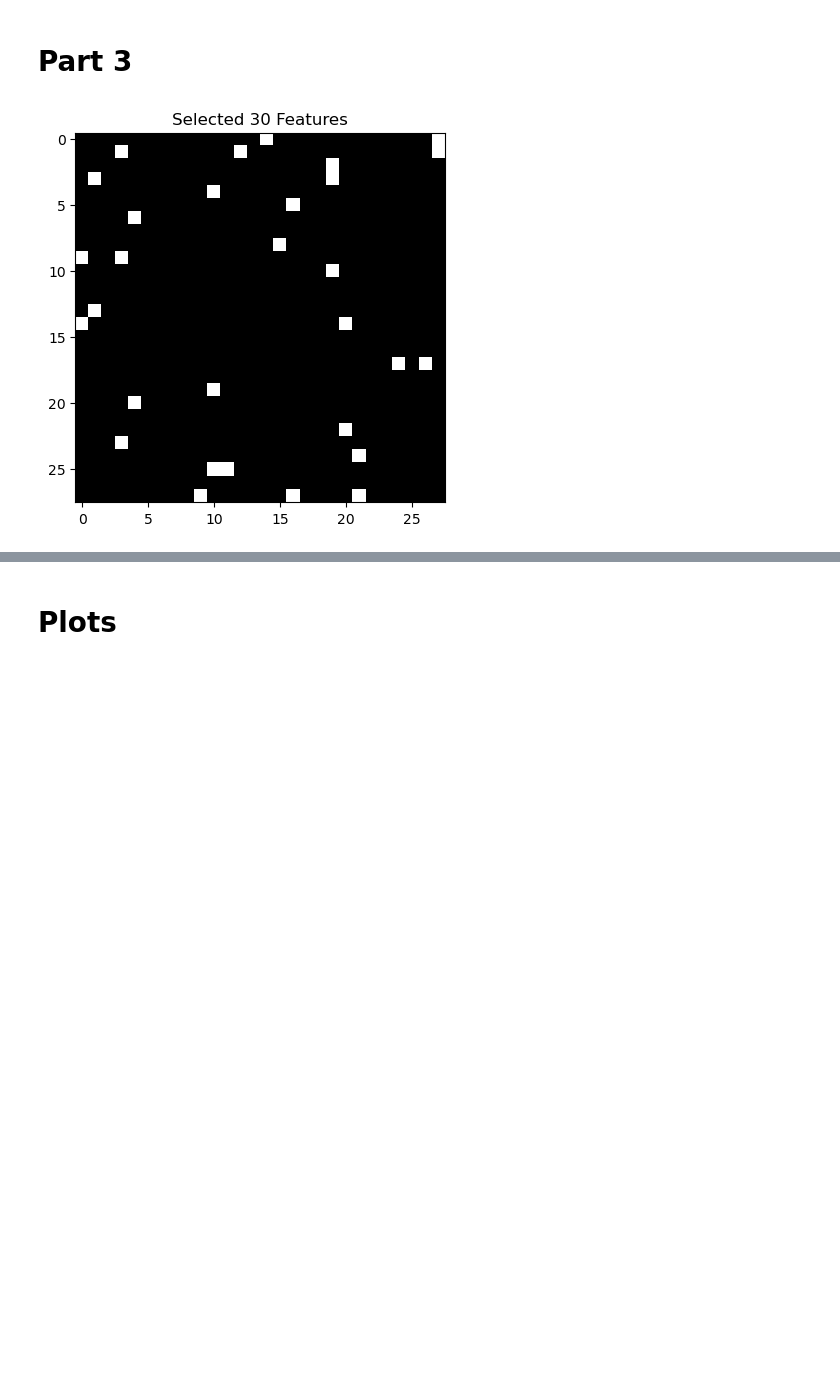
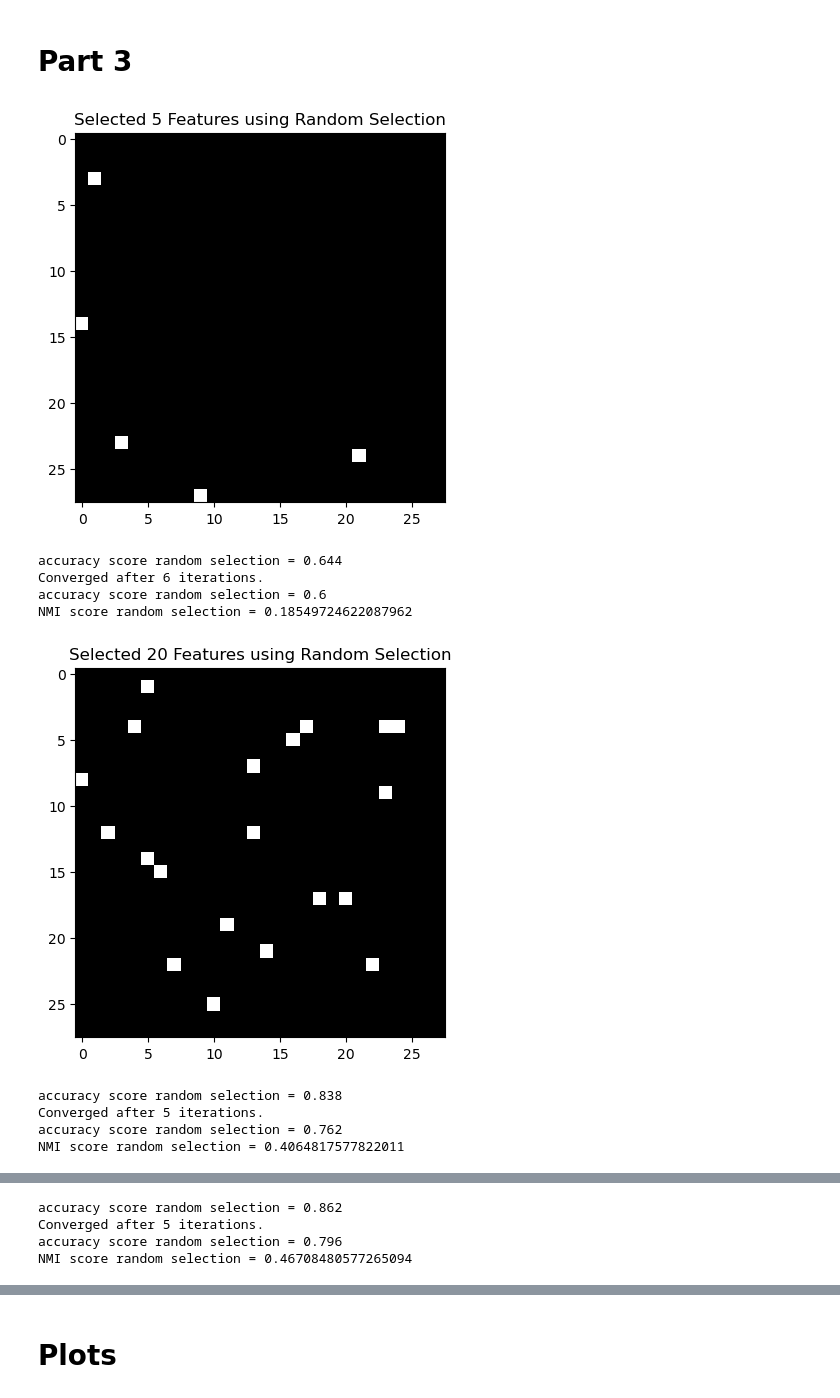
Before and after one commit to tracychiayu/236A-project, a Jupyter notebook: ECE236A_Project_Demo.ipynb, the cells around one changed output, grey strips where cells are left out. Drawn from its saved outputs; the diff is of its cells as text; code cells hidden in the pictures; blank space fills up the shorter version.

```diff
--- a/ECE236A_Project_Demo.ipynb
+++ b/ECE236A_Project_Demo.ipynb
@@ -203,15 +203,42 @@ NMI score DUT = 0.5516
 # Part 3
 # %%
 import numpy as np
+from sklearn.decomposition import PCA
+from sklearn.preprocessing import StandardScaler
 
-data = prepare_mnist_data()
+n_features = [5, 20, 80, 320]
+np.random.seed(0)
+#### Random feature selection ####
+# randomly choose n features
+for n_feature in n_features:
+  data = prepare_mnist_data()
+  selected_features = np.random.choice(data['trainX'].shape[1], n_feature, replace=False)
+  data['trainX'] = data['trainX'][:, selected_features]
+  data['testX'] = data['testX'][:, selected_features]
 
-# randomly choose 30 features
-np.random.seed(0)
-selected_features = np.random.choice(data['trainX'].shape[1], 30, replace=False)
-data['trainX'] = data['trainX'][:, selected_features]
-data['testX'] = data['testX'][:, selected_features]
+  visualize_features(selected_features, "Random Selection")
 
-visualize_features(selected_features)
+  clf_random = MyClassifier_OvO(num_class=3)
+  clf_random.train(data['trainX'], data['trainY'])
+  pred_Y = clf_random.predict(data['testX'])
+  acc_score = accuracy_score(y_true=data['testY'], y_pred=pred_Y)
+  print(f"accuracy score random selection = {acc_score}")
+
+  clu_random = MyClustering(num_classes=10)
+  clu_random.train(data['trainX'])
+  pred_labels = clu_random.infer_cluster(data['testX'])
+  acc_score_random = clu_random.evaluate_classification(trainY=data['trainY'].astype(int), testX=data['testX'], testY=data['testY'].astype(int))
+  nmi_score_random = clu_random.evaluate_clustering(trainY=data['trainY'].astype(int))
+  print(f"accuracy score random selection = {acc_score_random}")
+  print(f"NMI score random selection = {nmi_score_random}")
 # %% [output]
-[figure, old version]
+[figure, new version]
+accuracy score random selection = 0.644
+Converged after 6 iterations.
+accuracy score random selection = 0.6
+NMI score random selection = 0.18549724622087962
+[figure, added]
+accuracy score random selection = 0.838
+Converged after 5 iterations.
+accuracy score random selection = 0.762
+NMI score random selection = 0.4064817577822011
@@ -217,0 +246,4 @@ visualize_features(selected_features)
+accuracy score random selection = 0.862
+Converged after 5 iterations.
+accuracy score random selection = 0.796
+NMI score random selection = 0.46708480577265094
```
Also changed, not shown: parts of 7 cells of this notebook, 2 other files.
